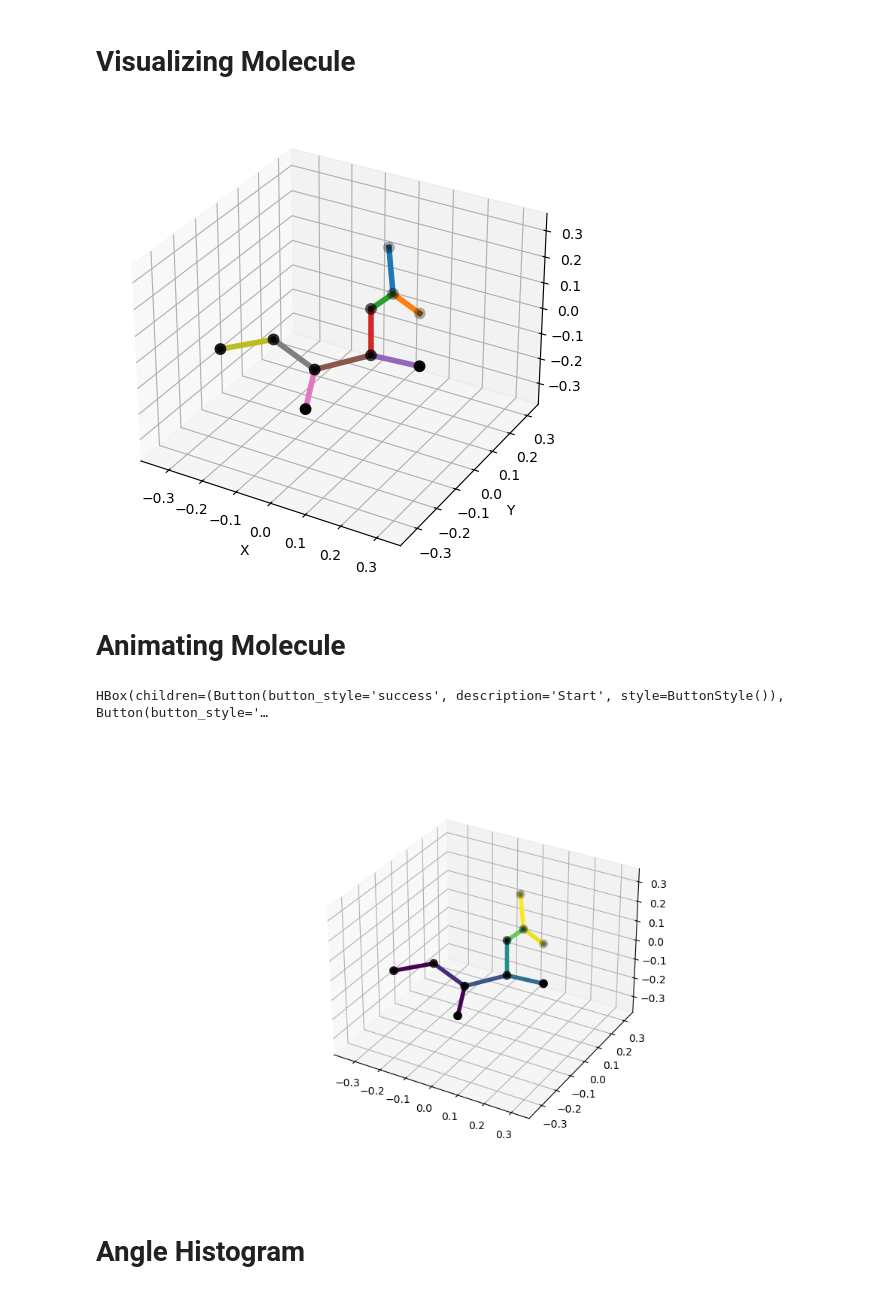
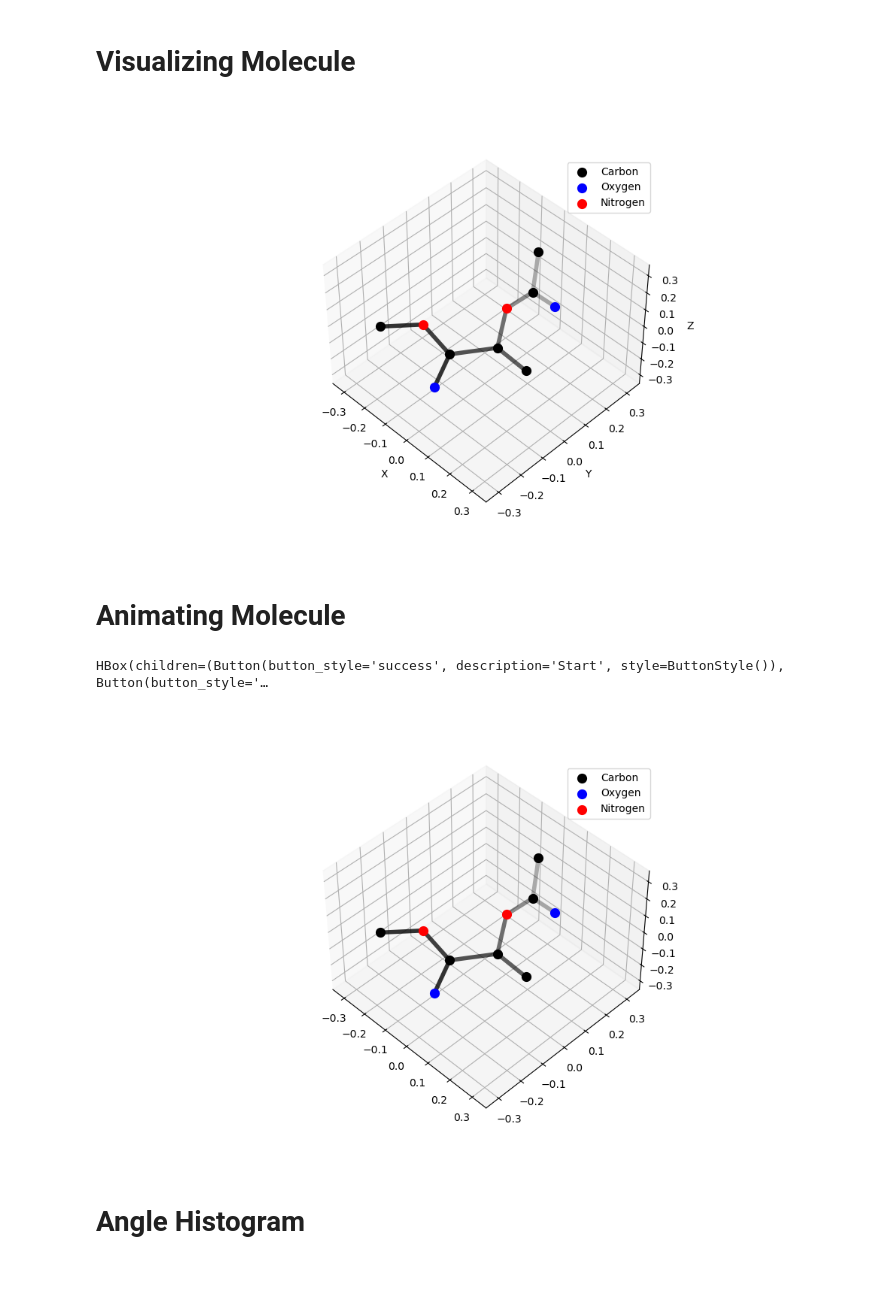
Before and after one commit to mak8427/data_visualization, a Jupyter notebook: exam/ex03.ipynb, the cells around one changed output. Cells and saved outputs as stored; diff of their text form; code cells hidden in the pictures.

```diff
--- a/exam/ex03.ipynb
+++ b/exam/ex03.ipynb
@@ -32,35 +32,3 @@ atomTypes = data['atomTypes']
 edges = data['edges']
 # %% [markdown]
 # Visualizing Molecule
-# %%
-def plot_molecule(ax, molecule, type="color"):
-    molecule_scatter = ax.scatter(molecule[:, 0], molecule[:, 1], molecule[:, 2], c="black", marker='o', linewidths=4)
-
-    edge_midpoints = [(molecule[ai, 1] + molecule[bi, 1]) / 2 for ai, bi in edges]
-    norm = plt.Normalize(vmin=min(edge_midpoints), vmax=max(edge_midpoints))
-    colors = [cm.viridis(norm(m)) for m in edge_midpoints]
-
-    bond_line_collections = []
-    for (ai, bi), color in zip(edges, colors):
-        match type:
-            case "color":
-                bond_line_collections.append(
-                    ax.plot(
-                        [molecule[ai, 0], molecule[bi, 0]],
-                        [molecule[ai, 1], molecule[bi, 1]],
-                        [molecule[ai, 2], molecule[bi, 2]],
-                        linewidth=4
-                    )
-                )
-            case _:
-                bond_line_collections.append(
-                    ax.plot(
-                        [molecule[ai, 0], molecule[bi, 0]],
-                        [molecule[ai, 1], molecule[bi, 1]],
-                        [molecule[ai, 2], molecule[bi, 2]],
-                        linewidth=4,
-                        color=color
-                    )
-                )
-
-    return molecule_scatter, bond_line_collections
@@ -69,18 +94,21 @@ def plot_molecule(ax, molecule, type="color"):
 # %%
 fig = plt.figure(figsize=(10, 6))
 ax = fig.add_subplot(111, projection='3d')
+
 plot_molecule(ax, positions[0, :, :])
 
-ax.set_xlim(np.min(positions), np.max(positions))
-ax.set_ylim(np.min(positions), np.max(positions))
-ax.set_zlim(np.min(positions), np.max(positions))
+pos100 = positions[:100,:,:]
+ax.set_xlim(np.min(pos100), np.max(pos100))
+ax.set_ylim(np.min(pos100), np.max(pos100))
+ax.set_zlim(np.min(pos100), np.max(pos100))
 
 ax.set_xlabel('X')
 ax.set_ylabel('Y')
 ax.set_zlabel('Z')
+
 plt.show()
 # %% [output]
-[figure, old version]
+[figure, new version]
 # %%
 %matplotlib inline
 plt.clf()
@@ -93,27 +121,29 @@ fig = plt.figure(figsize=(10, 6))
 ax = fig.add_subplot(111, projection='3d')
 
 molecule = positions[0, :, :]
-atoms, bonds = plot_molecule(ax, molecule, type="depth")
+atoms, bonds = plot_molecule(ax, molecule, kind="grey")
 bonds = [group[0] for group in bonds]
 
-ax.set_xlim(np.min(positions), np.max(positions))
-ax.set_ylim(np.min(positions), np.max(positions))
-ax.set_zlim(np.min(positions), np.max(positions))
+ax.set_xlim(np.min(pos100), np.max(pos100))
+ax.set_ylim(np.min(pos100), np.max(pos100))
+ax.set_zlim(np.min(pos100), np.max(pos100))
 
 def update(frame):
-    ax.set_title(f"Molecule at t={frame}")
+    ax.set_title(f"Molecule at t={frame} (timedelta 1 picosecond)")
     mol = positions[frame, :, :]
+    for scat, idx in zip(atoms, atom_indices.values()):
+        scat._offsets3d = (mol[idx, 0], mol[idx, 1], mol[idx, 2])
 
-    atoms._offsets3d = (mol[:, 0], mol[:, 1], mol[:, 2])
-
-    edge_midpoints = [(mol[ai, 2] + mol[bi, 2]) / 2 for ai, bi in edges]
-    norm = plt.Normalize(vmin=np.min(edge_midpoints), vmax=np.max(edge_midpoints))
-    colors = [cm.viridis(norm(m)) for m in edge_midpoints]
+    edge_midpoints = [(molecule[ai, 1] + molecule[bi, 1]) / 2 for ai, bi in edges]
+    emin = min(edge_midpoints)
+    emax = max(edge_midpoints)
+    normalize_edge_midpoint = lambda ep: ((emax-ep) / (emax-emin)) * 0.7 + 0.3
+    bond_alphas = [normalize_edge_midpoint(m) for m in edge_midpoints]
 
     for i, ((ai, bi), line) in enumerate(zip(edges, bonds)):
         line.set_data([mol[ai, 0], mol[bi, 0]], [mol[ai, 1], mol[bi, 1]])
         line.set_3d_properties([mol[ai, 2], mol[bi, 2]])
-        line.set_color(colors[i])
+        line.set_alpha(bond_alphas[i])
 
     return [atoms] + bonds
 
@@ -134,7 +164,7 @@ stop_button.on_click(stop_animation)
 display(HBox([start_button, stop_button]))
 # %% [output]
 HBox(children=(Button(button_style='success', description='Start', style=ButtonStyle()), Button(button_style='…
-[figure, old version]
+[figure, new version]
 # %%
 %matplotlib inline
 ani.pause()
```
Also changed, not shown: parts of 11 cells of this notebook.
